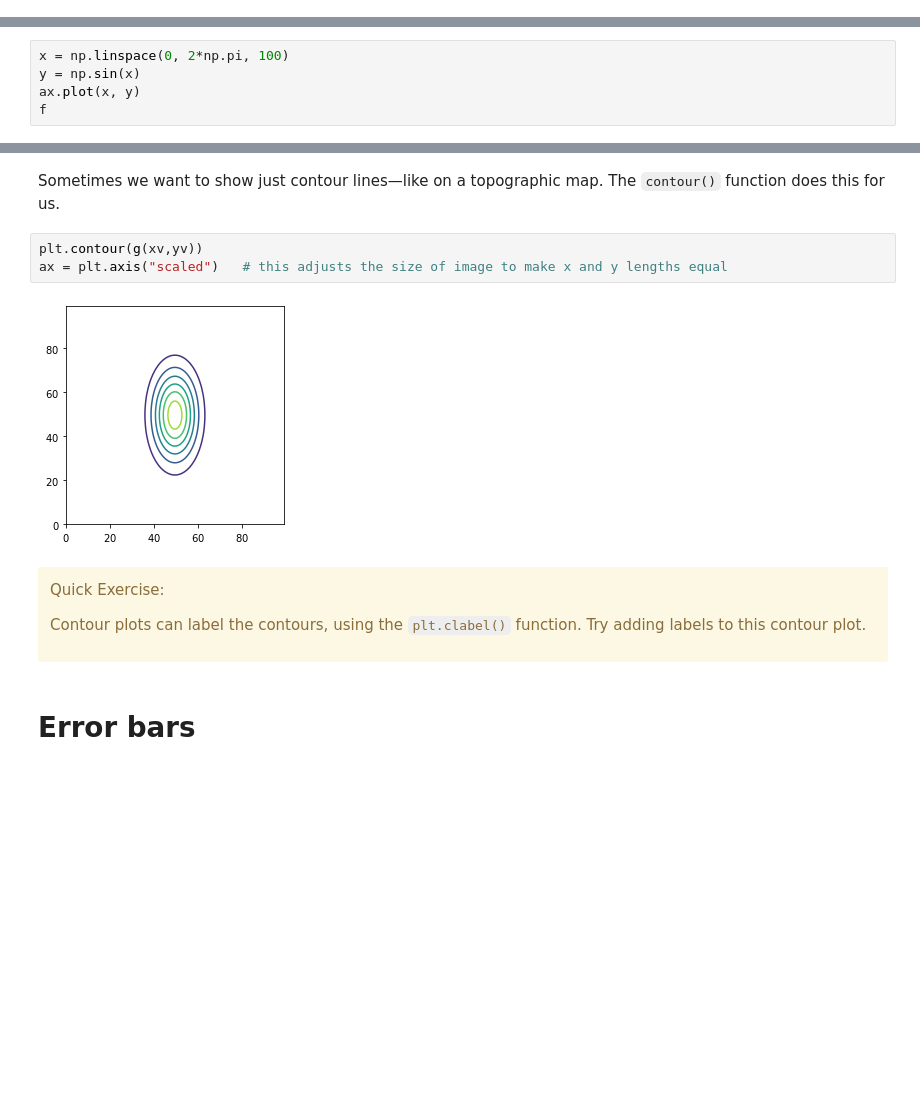
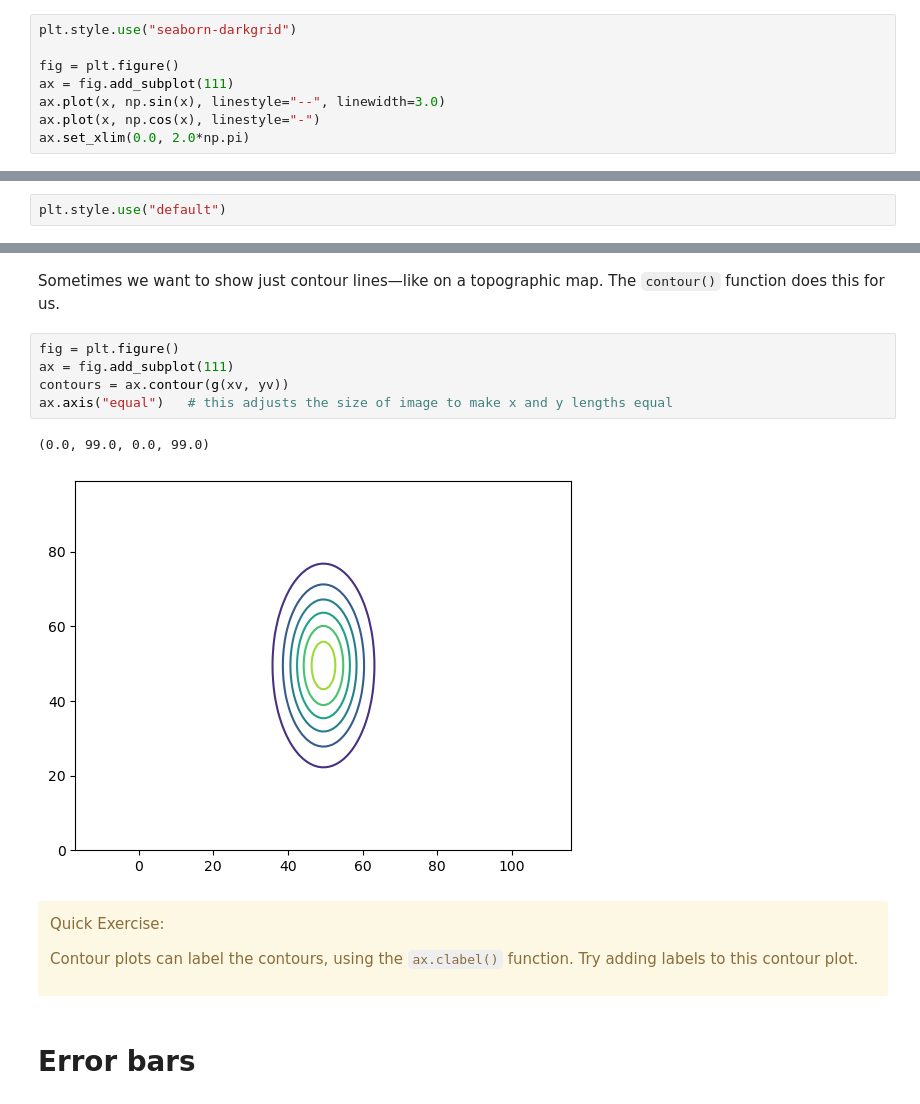
Before and after one commit to sbu-python-class/python-science, a Jupyter notebook: content/04-matplotlib/matplotlib-basics.ipynb, the cells around one changed output, grey strips where cells are left out. Cells and saved outputs as stored; diff of their text form; blank space fills up the shorter version.

```diff
--- a/content/04-matplotlib/matplotlib-basics.ipynb
+++ b/content/04-matplotlib/matplotlib-basics.ipynb
@@ -128,0 +130,8 @@ plt.setp(line)
+# %%
+plt.style.use("seaborn-darkgrid")
+
+fig = plt.figure()
+ax = fig.add_subplot(111)
+ax.plot(x, np.sin(x), linestyle="--", linewidth=3.0)
+ax.plot(x, np.cos(x), linestyle="-")
+ax.set_xlim(0.0, 2.0*np.pi)
@@ -129,3 +141,5 @@ plt.setp(line)
+# %%
+plt.style.use("default")
 # %% [markdown]
 # Multiple axes
 # %% [markdown]
@@ -169,5 +174,0 @@ ax = f.add_subplot(111)
-# %%
-x = np.linspace(0, 2*np.pi, 100)
-y = np.sin(x)
-ax.plot(x, y)
-f
@@ -206,16 +199,19 @@ plt.colorbar()
 # %% [markdown]
 Sometimes we want to show just contour lines&mdash;like on a topographic map.  The `contour()` function does this for us.
 # %%
-plt.contour(g(xv,yv))
-ax = plt.axis("scaled")   # this adjusts the size of image to make x and y lengths equal
+fig = plt.figure()
+ax = fig.add_subplot(111)
+contours = ax.contour(g(xv, yv))
+ax.axis("equal")   # this adjusts the size of image to make x and y lengths equal
 # %% [output]
+(0.0, 99.0, 0.0, 99.0)
-[figure, old version]
+[figure, new version]
 # %% [markdown]
 <div class="alert alert-block alert-warning">
 
 <span class="fa fa-flash"></span> Quick Exercise:
 
-Contour plots can label the contours, using the `plt.clabel()` function.
+Contour plots can label the contours, using the `ax.clabel()` function.
 Try adding labels to this contour plot.
 </div>
 # %% [markdown]
```
Also changed, not shown: parts of 49 cells of this notebook.
